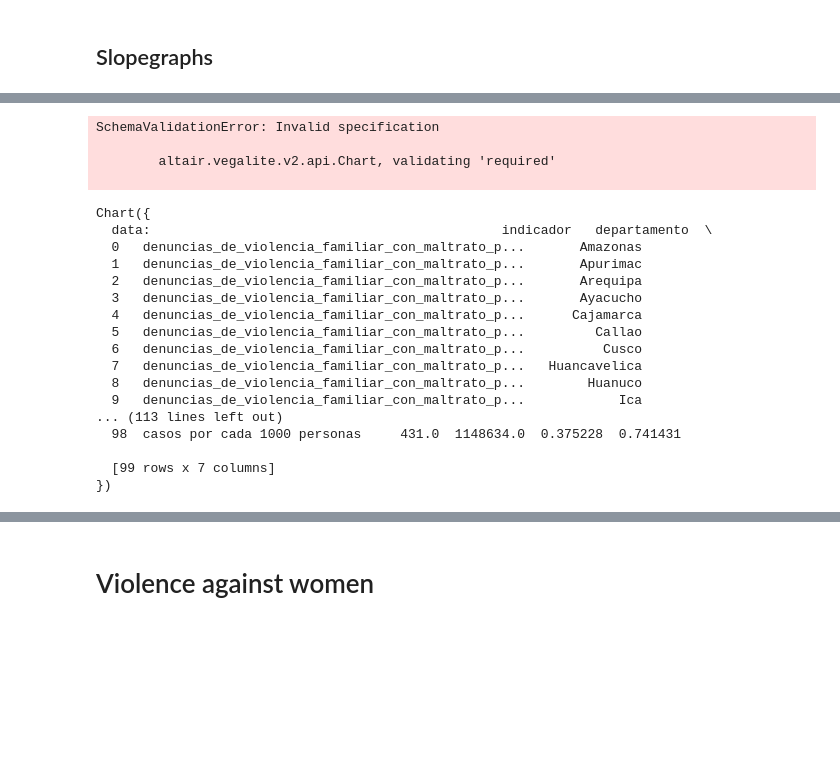
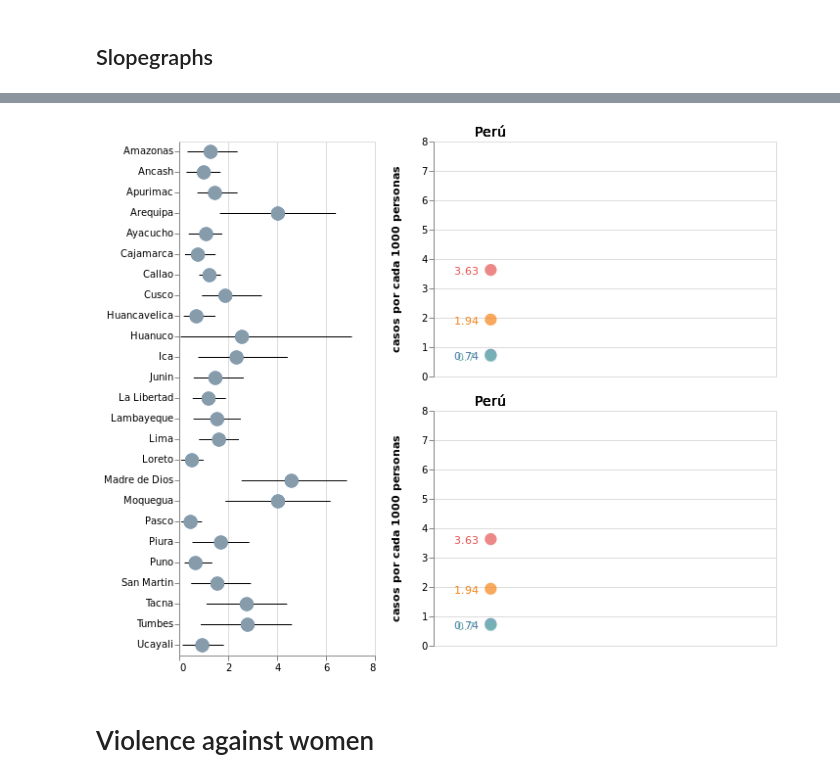
Before and after one commit to renato145/peru-stats, a Jupyter notebook: nbs/explore_inei_series_vars.ipynb, the cells around one changed output, grey strips where cells are left out. Saved outputs shown, nothing was run; the diff lists cells and outputs as text; code cells hidden in the pictures; blank space fills up the shorter version.

Commit message:
slopegraph

```diff
--- a/nbs/explore_inei_series_vars.ipynb
+++ b/nbs/explore_inei_series_vars.ipynb
@@ -151,26 +137,17 @@ alt.Chart.mark
-# %%
-slopealt.Chart(t).mark_point().encode(
-
-)
-# %% [output]
-SchemaValidationError: Invalid specification
-
-        altair.vegalite.v2.api.Chart, validating 'required'
-
-Chart({
-  data:                                             indicador   departamento  \
-  0   denuncias_de_violencia_familiar_con_maltrato_p...       Amazonas
-  1   denuncias_de_violencia_familiar_con_maltrato_p...       Apurimac
-  2   denuncias_de_violencia_familiar_con_maltrato_p...       Arequipa
-  3   denuncias_de_violencia_familiar_con_maltrato_p...       Ayacucho
-  4   denuncias_de_violencia_familiar_con_maltrato_p...      Cajamarca
-  5   denuncias_de_violencia_familiar_con_maltrato_p...         Callao
-  6   denuncias_de_violencia_familiar_con_maltrato_p...          Cusco
-  7   denuncias_de_violencia_familiar_con_maltrato_p...   Huancavelica
-  8   denuncias_de_violencia_familiar_con_maltrato_p...        Huanuco
-  9   denuncias_de_violencia_familiar_con_maltrato_p...            Ica
-... (113 lines left out)
-  98  casos por cada 1000 personas     431.0  1148634.0  0.375228  0.741431
-
-  [99 rows x 7 columns]
-})
+# %%
+def format_names(df):
+    d = {
+    'denuncias_de_violencia_familiar_con_maltrato_psicologico': 'Maltrato psicologico',
+    'denuncias_de_violencia_familiar_por_problemas_conyugales_y_familiares': 'Problemas conyugales',
+    'denuncias_de_violencia_familiar_por_problemas_economicos_y_de_trabajo': 'Problemas economicos',
+    'denuncias_de_violencia_familiar_por_problemas_de_incompatibilidad_de_caracteres': 'Incomp. caracteres'
+    }
+    df.indicador = df.indicador.apply(lambda x: d[x])
+    return df
+
+chart = inei_series.plot_slope(df, violence_vars, year, format_names,
+                      ratio_by=inei_series.FLDS_POPULATION,
+                      ratio_desc='casos por cada 1000 personas', ratio_mult=1000)
+chart.save('reports/charts/delitos-inei-slopegraph.html')
+chart
+# %% [output]
@@ -177,3 +155,4 @@ Chart({
+[figure, added]
 # %% [markdown]
 # Violence against women
 # %%
```
Also changed, not shown: parts of 3 cells of this notebook, 3 other files.
